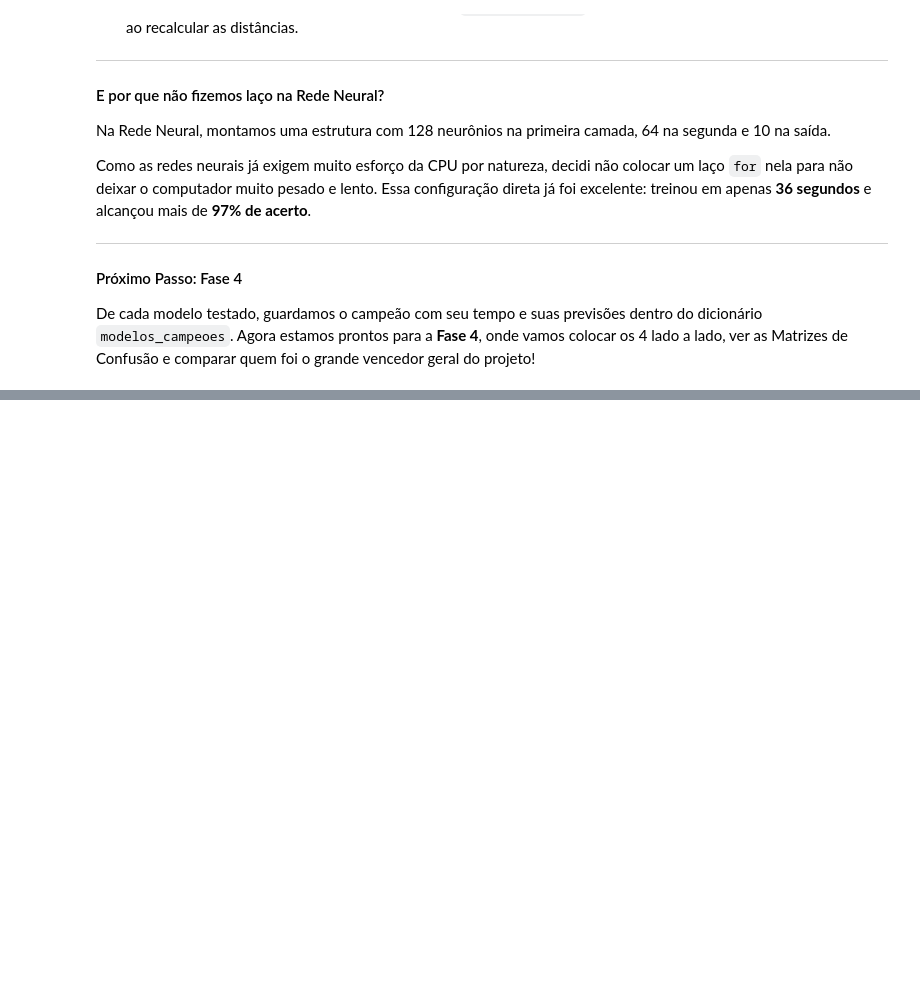
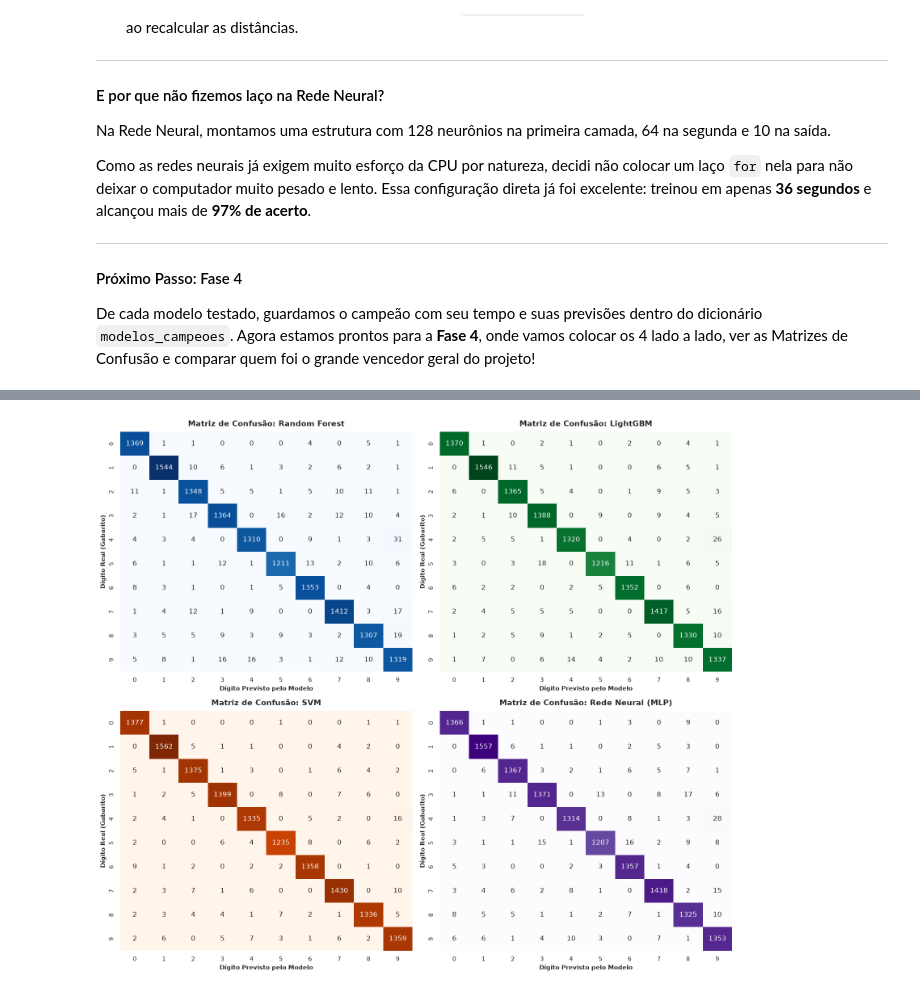
Before and after one commit to susejgo89/miniprojeto-m2-mnist-ia, a Jupyter notebook: notebooks/mnist_pipeline.ipynb, the cells around one changed output, grey strips where cells are left out. Drawn from its saved outputs; the diff is of its cells as text; code cells hidden in the pictures; blank space fills up the shorter version.

Commit message:
avalia desempenho comparativo dos 4 modelos com matrizes de confusao e tabela consolidada

```diff
--- a/notebooks/mnist_pipeline.ipynb
+++ b/notebooks/mnist_pipeline.ipynb
@@ -741,0 +745,43 @@ De cada modelo testado, guardamos o campeão com seu tempo e suas previsões den
+# %%
+# ==============================================================================
+# 🎯 FASE 4.1: Matrizes de Confusão Comparativas (Grid 2x2)
+# ==============================================================================
+from sklearn.metrics import confusion_matrix
+import matplotlib.pyplot as plt
+import seaborn as sns
+
+# 1. Configura a grade de gráficos (2 linhas x 2 colunas)
+fig, axes = plt.subplots(nrows=2, ncols=2, figsize=(16, 14))
+axes = axes.flatten()
+
+# Paletas de cores personalizadas para cada modelo
+paletas = ['Blues', 'Greens', 'Oranges', 'Purples']
+
+# 2. Gera a Matriz de Confusão para cada um dos 4 modelos campeões
+for i, (nome_modelo, dados) in enumerate(modelos_campeoes.items()):
+    ax = axes[i]
+    y_pred = dados['y_pred']
+
+    # Calcula a matriz 10x10 comparando o gabarito real (y_test) com a previsão (y_pred)
+    cm = confusion_matrix(y_test, y_pred)
+
+    # Plota o mapa de calor com os números exatos
+    sns.heatmap(
+        cm,
+        annot=True,
+        fmt='d',
+        cmap=paletas[i],
+        cbar=False,
+        ax=ax,
+        xticklabels=range(10),
+        yticklabels=range(10)
+    )
+
+    ax.set_title(f"Matriz de Confusão: {nome_modelo}", fontsize=14, fontweight='bold', pad=10)
+    ax.set_xlabel("Dígito Previsto pelo Modelo", fontsize=11, fontweight='bold')
+    ax.set_ylabel("Dígito Real (Gabarito)", fontsize=11, fontweight='bold')
+
+plt.tight_layout()
+plt.show()
+# %% [output]
+[figure, added]
```
Also changed, not shown: parts of 8 cells of this notebook, 1 other file.
